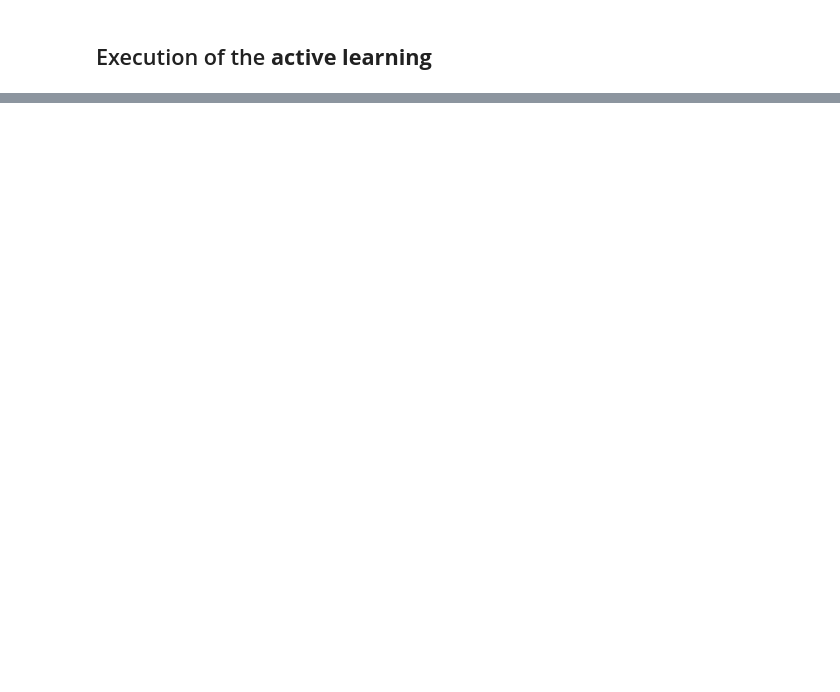
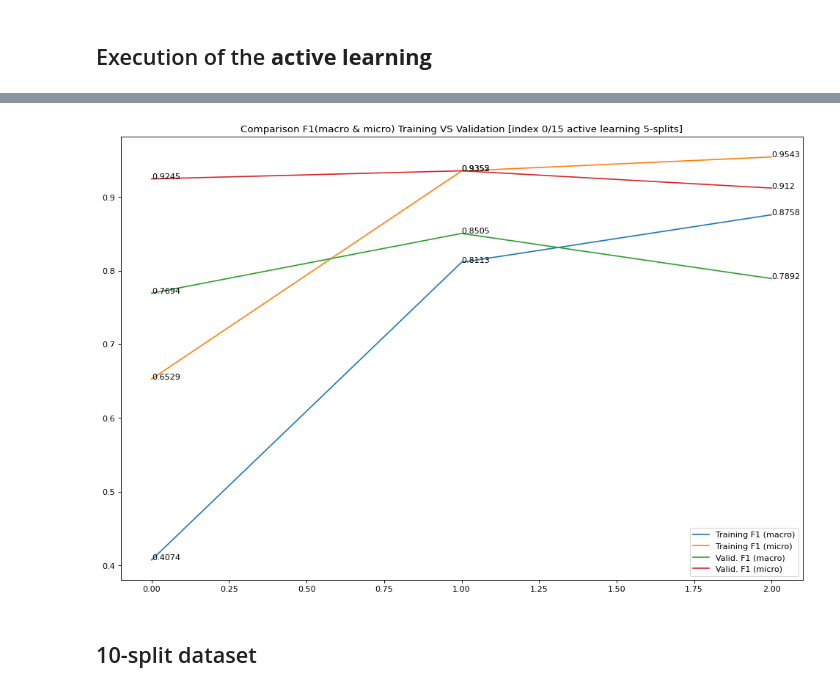
Before and after one commit to IsaacOlguin/AutomatedTraumaDetectionInGCT, a Jupyter notebook: 06_ActiveLearning.ipynb, the cells around one changed output, grey strips where cells are left out. Drawn from its saved outputs; the diff is of its cells as text; code cells hidden in the pictures; blank space fills up the shorter version.

```diff
--- a/06_ActiveLearning.ipynb
+++ b/06_ActiveLearning.ipynb
@@ -62,0 +172,12 @@ DEBUG:__main__:=================================================================
+# %%
+columns_of_interest = ["Training F1 (macro)", "Training F1 (micro)",
+                       "Valid. F1 (macro)", "Valid. F1 (micro)"]
+__index = 0
+draw_statistics_spec_epoch(df_5_split, columns_of_interest, _index=__index,
+                           withLabelsInPlot=True, _loc="lower right",
+                           showPlot=True, showScatter=True,
+                           _title=f"Comparison F1(macro & micro) Training VS Validation [index {__index}/{len(df_5_split)} active learning 5-splits]")
+# %% [output]
+[figure, added]
+# %% [markdown]
+## 10-split dataset
```
Also changed, not shown: parts of 16 cells of this notebook.
